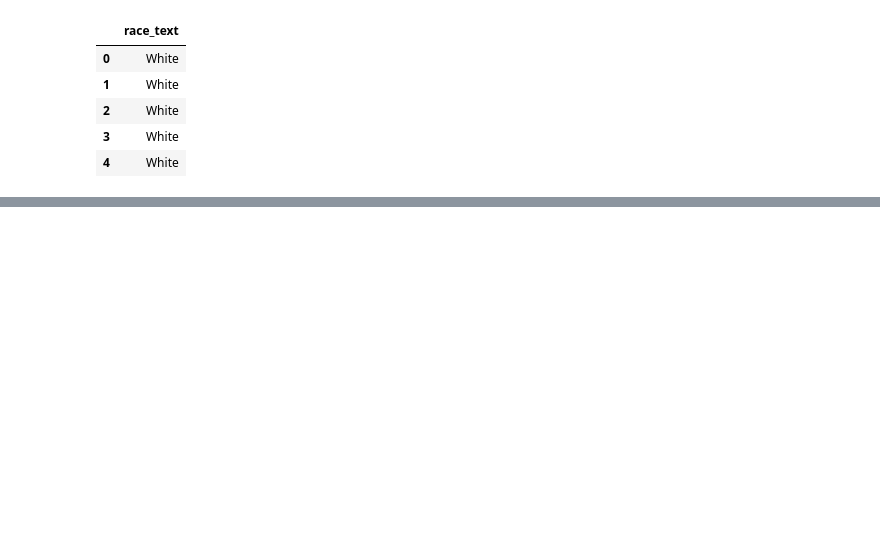
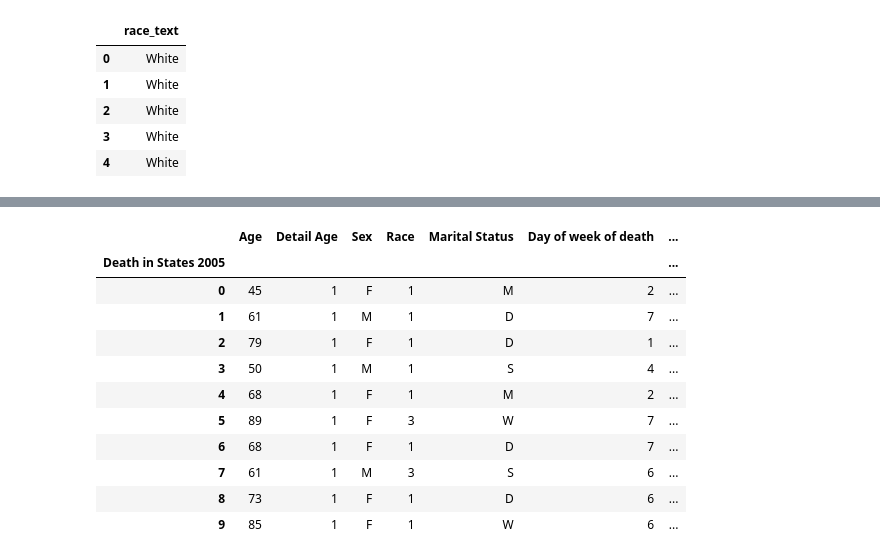
Before and after one commit to azmedtech/ASU_DA_Project1_Team2, a Jupyter notebook: jb_US_Death_Data_Project.ipynb, the cells around one changed output, grey strips where cells are left out. Cells and saved outputs as stored; diff of their text form; code cells hidden in the pictures; blank space fills up the shorter version.

```diff
--- a/jb_US_Death_Data_Project.ipynb
+++ b/jb_US_Death_Data_Project.ipynb
@@ -204,2 +335,20 @@ age_to_keep =
+# %%
+#read the saved clean CSV file
+
+clean_output_2005_DD_df = pd.read_csv("Resources/clean_output_2005_DD_df.csv", index_col="Death in States 2005")
+clean_output_2005_DD_df.head(10)
+# %% [output]
+|  | Age | Detail Age | Sex | Race | Marital Status | Day of week of death | ... |
+| Death in States 2005 |  |  |  |  |  |  | ... |
+| 0 | 45 | 1 | F | 1 | M | 2 | ... |
+| 1 | 61 | 1 | M | 1 | D | 7 | ... |
+| 2 | 79 | 1 | F | 1 | D | 1 | ... |
+| 3 | 50 | 1 | M | 1 | S | 4 | ... |
+| 4 | 68 | 1 | F | 1 | M | 2 | ... |
+| 5 | 89 | 1 | F | 3 | W | 7 | ... |
+| 6 | 68 | 1 | F | 1 | D | 7 | ... |
+| 7 | 61 | 1 | M | 3 | S | 6 | ... |
+| 8 | 73 | 1 | F | 1 | D | 6 | ... |
+| 9 | 85 | 1 | F | 1 | W | 6 | ... |
 # %%
 # Find the most common entry in any of the columns
```
Also changed, not shown: parts of 16 cells of this notebook.
